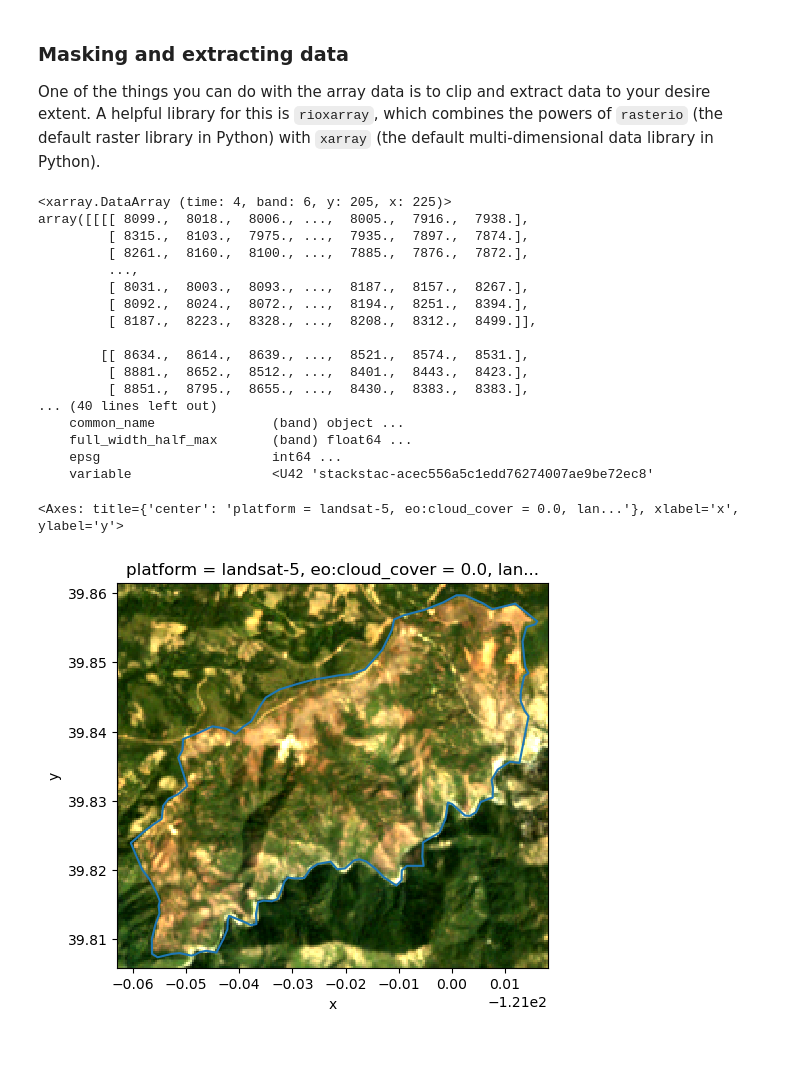
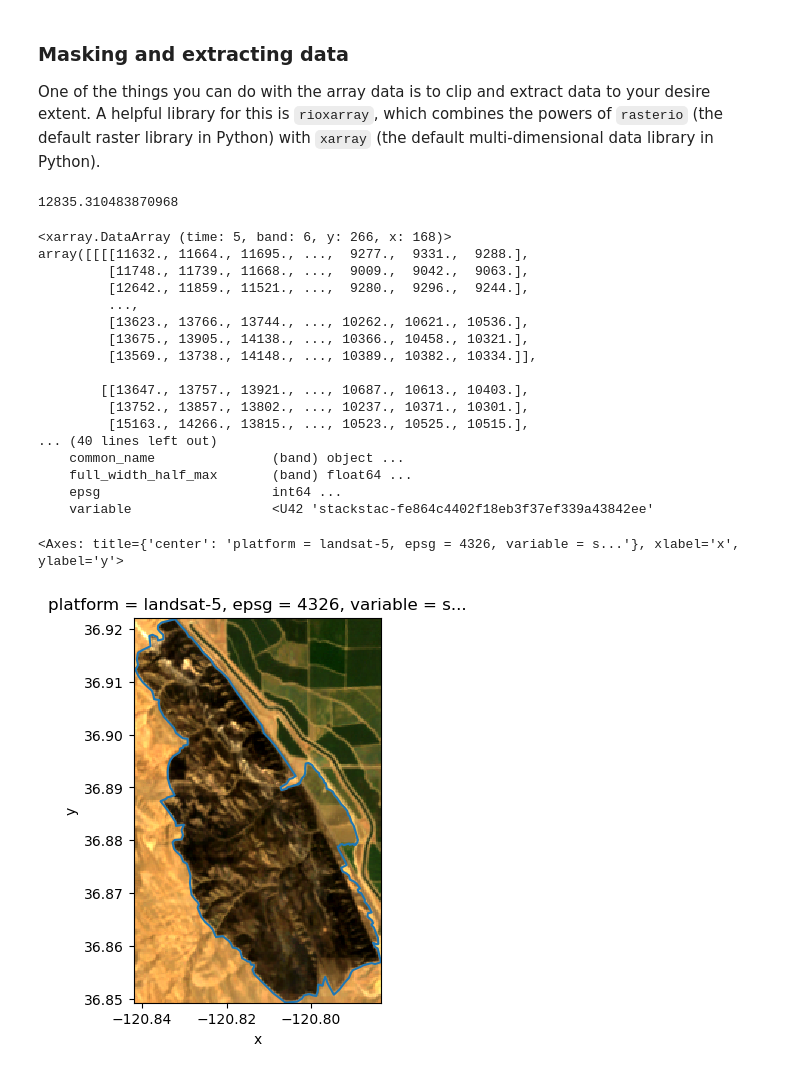
Before and after one commit to flowers-huang/cs325b-wildfire, a Jupyter notebook: tutorial_xarray.ipynb, the cells around one changed output. Drawn from its saved outputs; the diff is of its cells as text; code cells hidden in the pictures.

Commit message:
Update noteobook with new images

```diff
--- a/tutorial_xarray.ipynb
+++ b/tutorial_xarray.ipynb
@@ -14,7 +14,7 @@ import matplotlib.pyplot as plt
 from src.dnbr import apply_bit_mask_group, apply_bitmask
 # %%
 # Get list of files
-sherlock_path = "/mnt/sherlock/oak/prescribed_data/raw/landsat-c2-l2-post-buf/"
+sherlock_path = "landsat_c2l2_both/"
 paths_to_post = list(Path(sherlock_path).rglob("*.nc4"))
 # %% [markdown]
 ### Open the dataset
@@ -124,39 +124,43 @@ Name: 7622, dtype: object
 ### Masking and extracting data
 
 One of the things you can do with the array data is to clip and extract data to your desire extent. A helpful library for this is `rioxarray`, which combines the powers of `rasterio` (the default raster library in Python) with `xarray` (the default multi-dimensional data library in Python).
+# %%
+wildfires_ca.BurnBndAc.mean()
+# %% [output]
+12835.310483870968
 # %%
 ds = (
-    xr.open_dataset(paths_to_post[120])
+    xr.open_dataset(paths_to_post[170])
     .to_array() # transform to an array rather than the xr.Dataset
     .squeeze()  # just like in numpy, remove all singletons
 )
 ds.rio.set_crs(4326)
 ds
 # %% [output]
-<xarray.DataArray (time: 4, band: 6, y: 205, x: 225)>
-array([[[[ 8099.,  8018.,  8006., ...,  8005.,  7916.,  7938.],
-         [ 8315.,  8103.,  7975., ...,  7935.,  7897.,  7874.],
-         [ 8261.,  8160.,  8100., ...,  7885.,  7876.,  7872.],
+<xarray.DataArray (time: 5, band: 6, y: 266, x: 168)>
+array([[[[11632., 11664., 11695., ...,  9277.,  9331.,  9288.],
+         [11748., 11739., 11668., ...,  9009.,  9042.,  9063.],
+         [12642., 11859., 11521., ...,  9280.,  9296.,  9244.],
          ...,
-         [ 8031.,  8003.,  8093., ...,  8187.,  8157.,  8267.],
-         [ 8092.,  8024.,  8072., ...,  8194.,  8251.,  8394.],
-         [ 8187.,  8223.,  8328., ...,  8208.,  8312.,  8499.]],
+         [13623., 13766., 13744., ..., 10262., 10621., 10536.],
+         [13675., 13905., 14138., ..., 10366., 10458., 10321.],
+         [13569., 13738., 14148., ..., 10389., 10382., 10334.]],
 
-        [[ 8634.,  8614.,  8639., ...,  8521.,  8574.,  8531.],
-         [ 8881.,  8652.,  8512., ...,  8401.,  8443.,  8423.],
-         [ 8851.,  8795.,  8655., ...,  8430.,  8383.,  8383.],
+        [[13647., 13757., 13921., ..., 10687., 10613., 10403.],
+         [13752., 13857., 13802., ..., 10237., 10371., 10301.],
+         [15163., 14266., 13815., ..., 10523., 10525., 10515.],
 ... (40 lines left out)
     common_name               (band) object ...
     full_width_half_max       (band) float64 ...
     epsg                      int64 ...
-    variable                  <U42 'stackstac-acec556a5c1edd76274007ae9be72ec8'
+    variable                  <U42 'stackstac-fe864c4402f18eb3f37ef339a43842ee'
 # %%
 fig, ax = plt.subplots(figsize=(10, 5))
 ds.median(dim="time").sel(band=["red", "green", "blue"]).plot.imshow(robust=True, ax=ax)
 
 # Plot the boundary of the polygon, not the whole polygon
-wildfires_ca[wildfires_ca.Event_ID == paths_to_post[120].stem].geometry.boundary.plot(ax=ax)
+wildfires_ca[wildfires_ca.Event_ID == paths_to_post[170].stem].geometry.boundary.plot(ax=ax)
 # %% [output]
-<Axes: title={'center': 'platform = landsat-5, eo:cloud_cover = 0.0, lan...'}, xlabel='x', ylabel='y'>
+<Axes: title={'center': 'platform = landsat-5, epsg = 4326, variable = s...'}, xlabel='x', ylabel='y'>
-[figure, old version]
+[figure, new version]
 # %%
```
Also changed, not shown: parts of 7 cells of this notebook.
